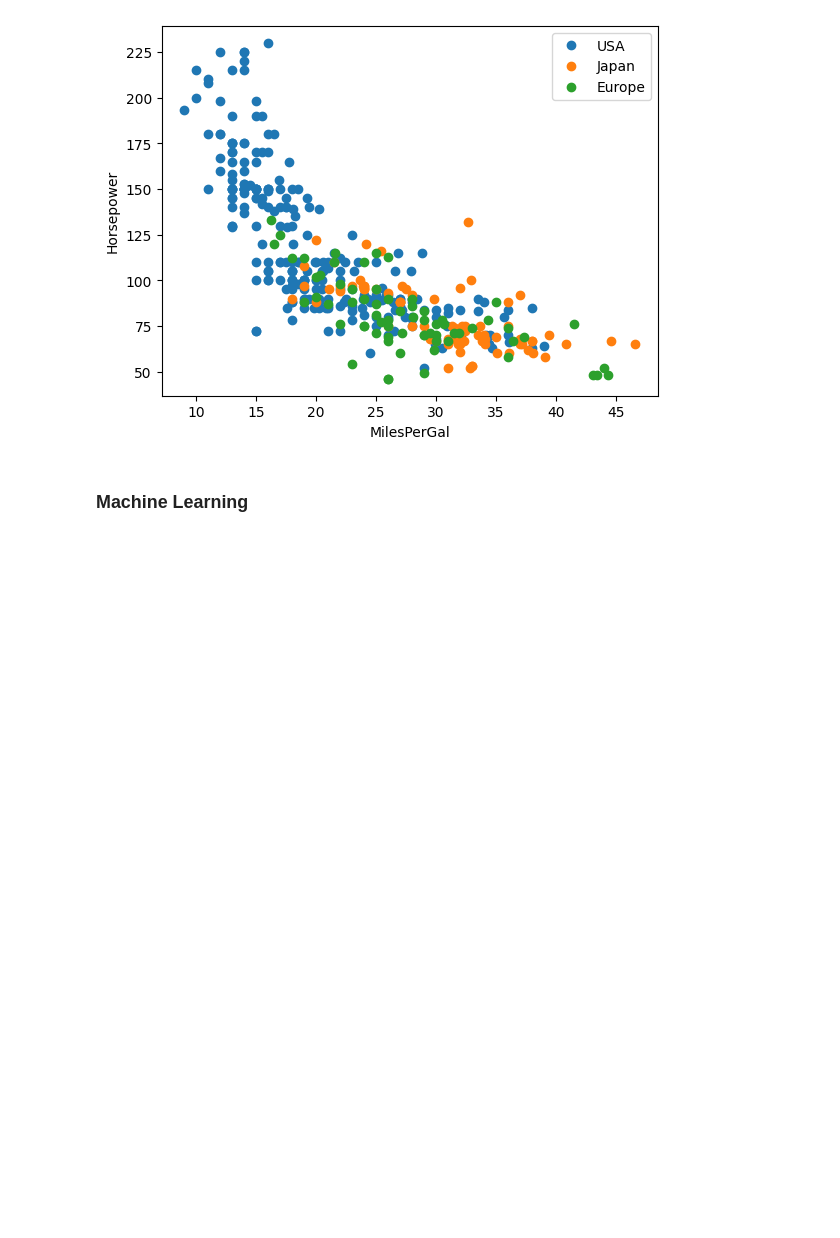
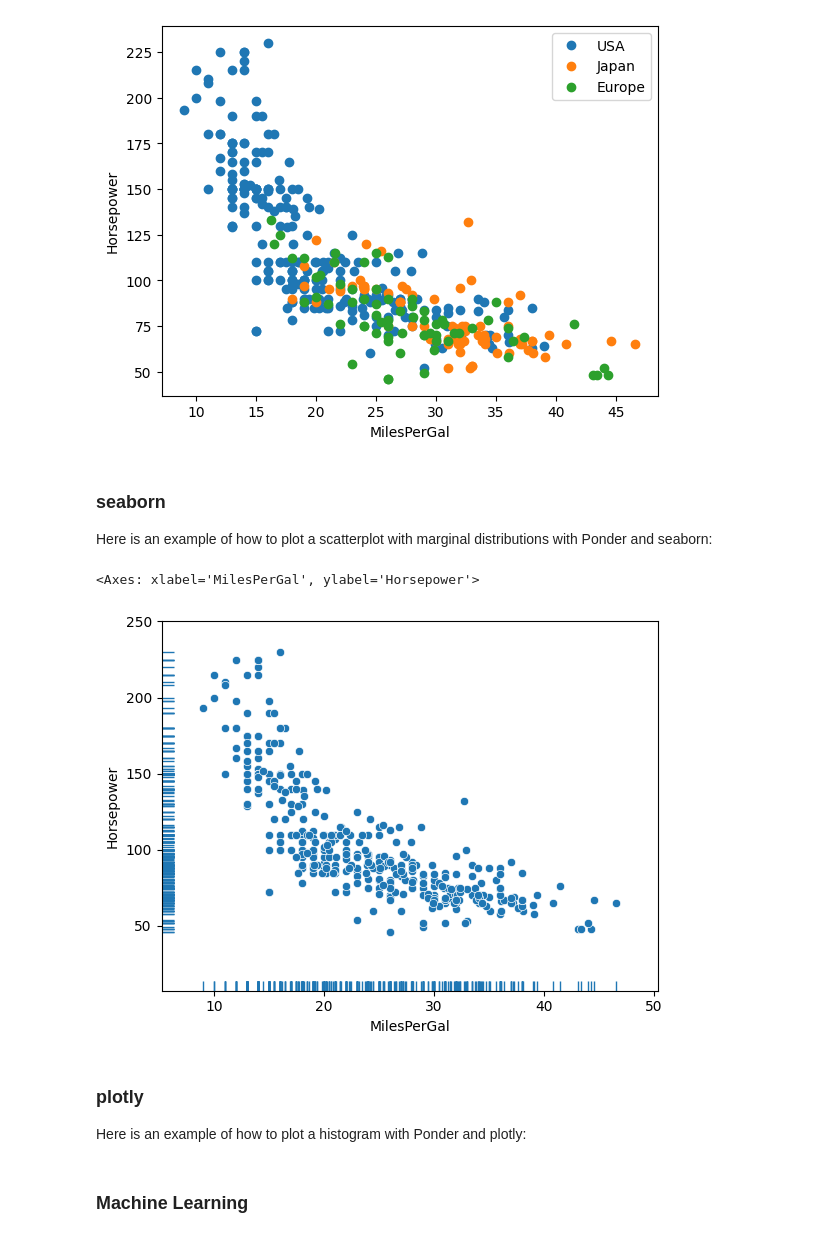
Before and after one commit to ponder-org/ponder-notebooks, a Jupyter notebook: duckdb/tutorial/07-library-intergration.ipynb, the cells around one changed output. Drawn from its saved outputs; the diff is of its cells as text; code cells hidden in the pictures; blank space fills up the shorter version.

Commit message:
Update duckdb, snowflake integration tutorials
Signed-off-by: Labanya Mukhopadhyay <labanya@ponder.io>

```diff
--- a/duckdb/tutorial/07-library-intergration.ipynb
+++ b/duckdb/tutorial/07-library-intergration.ipynb
@@ -60,3 +61,19 @@ plt.legend()
 # %% [output]
 <matplotlib.legend.Legend at 0x...>
 [figure]
+# %% [markdown]
+### seaborn
+Here is an example of how to plot a scatterplot with marginal distributions with Ponder and seaborn:
+# %%
+import seaborn as sns
+
+df = pd.read_csv("https://raw.githubusercontent.com/lux-org/lux-datasets/master/data/car.csv")
+sns.scatterplot(data=df, x="MilesPerGal",y="Horsepower")
+sns.rugplot(data=df, x="MilesPerGal",y="Horsepower")
+# %% [output]
+<Axes: xlabel='MilesPerGal', ylabel='Horsepower'>
+[figure, added]
+# %% [markdown]
+### plotly
+
+Here is an example of how to plot a histogram with Ponder and plotly:
```
Also changed, not shown: parts of 12 cells of this notebook, 1 other file.
